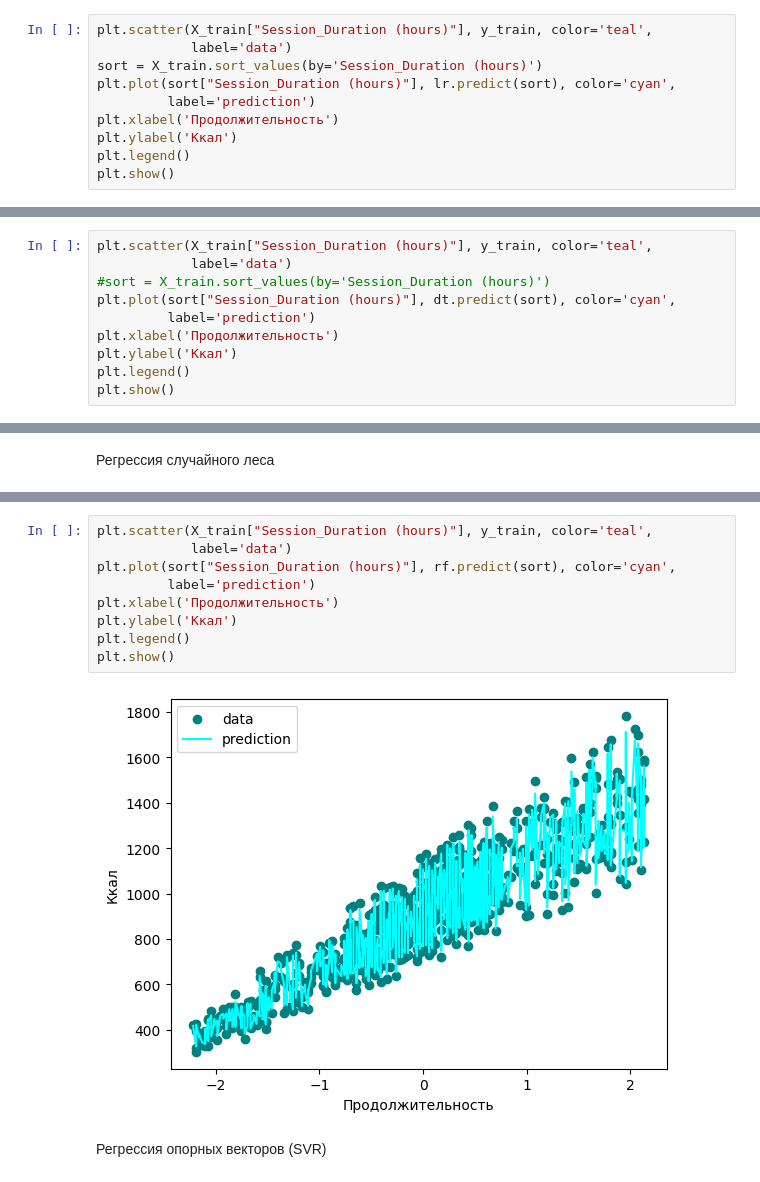
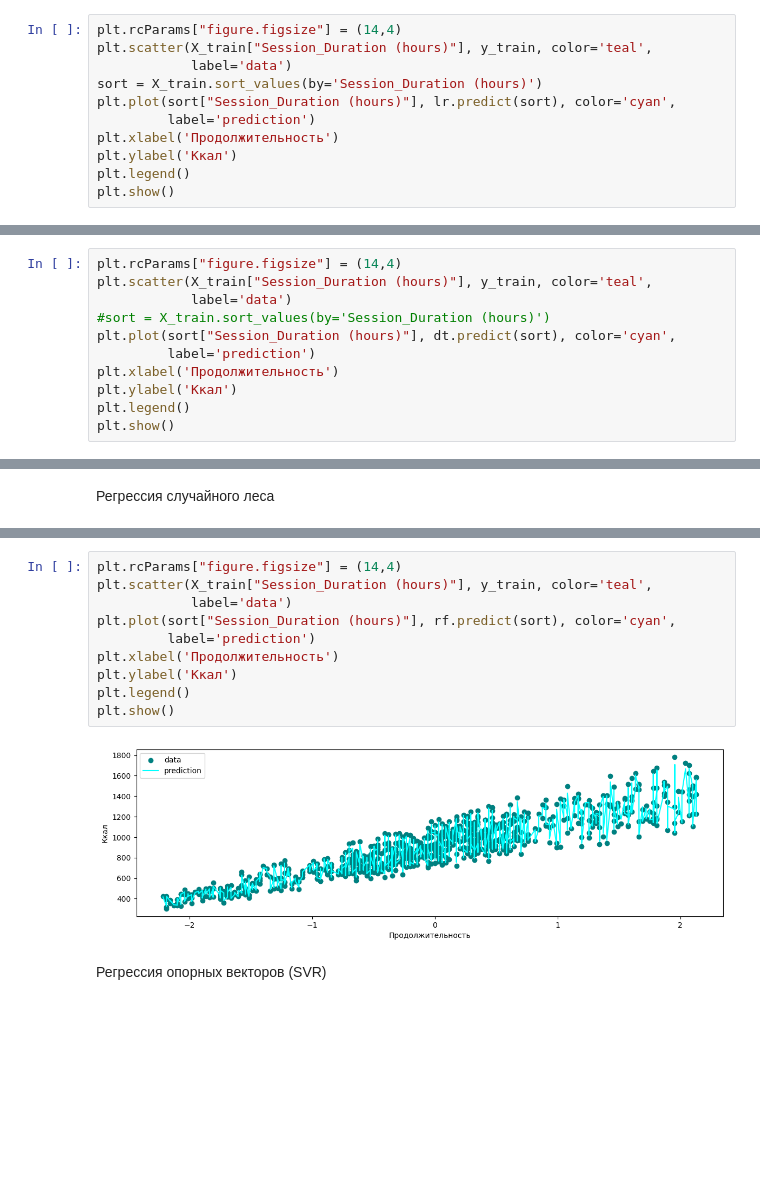
Before and after one commit to aubergeeen/ML-Labs, a Jupyter notebook: TechML_Lab_4_Regression.ipynb, the cells around one changed output, grey strips where cells are left out. Drawn from its saved outputs; the diff is of its cells as text; blank space fills up the shorter version.

```diff
--- a/TechML_Lab_4_Regression.ipynb
+++ b/TechML_Lab_4_Regression.ipynb
@@ -286,6 +286,7 @@ RMSE:  38.3418
  Adjusted R2: 0.9783
  Cross Validated R2: 0.9777
 # %%
+plt.rcParams["figure.figsize"] = (14,4)
 plt.scatter(X_train["Session_Duration (hours)"], y_train, color='teal',
             label='data')
 sort = X_train.sort_values(by='Session_Duration (hours)')
@@ -328,6 +329,7 @@ RMSE:  72.2418
  Adjusted R2: 0.9231
  Cross Validated R2: 0.9299
 # %%
+plt.rcParams["figure.figsize"] = (14,4)
 plt.scatter(X_train["Session_Duration (hours)"], y_train, color='teal',
             label='data')
 #sort = X_train.sort_values(by='Session_Duration (hours)')
@@ -358,14 +361,15 @@ RMSE:  46.0424
 # %%
+plt.rcParams["figure.figsize"] = (14,4)
 plt.scatter(X_train["Session_Duration (hours)"], y_train, color='teal',
             label='data')
 plt.plot(sort["Session_Duration (hours)"], rf.predict(sort), color='cyan',
          label='prediction')
 plt.xlabel('Продолжительность')
 plt.ylabel('Ккал')
 plt.legend()
 plt.show()
 # %% [output]
-[figure, old version]
+[figure, new version]
 # %% [markdown]
 Регрессия опорных векторов (SVR)
 # %%
```
Also changed, not shown: parts of 5 cells of this notebook.
